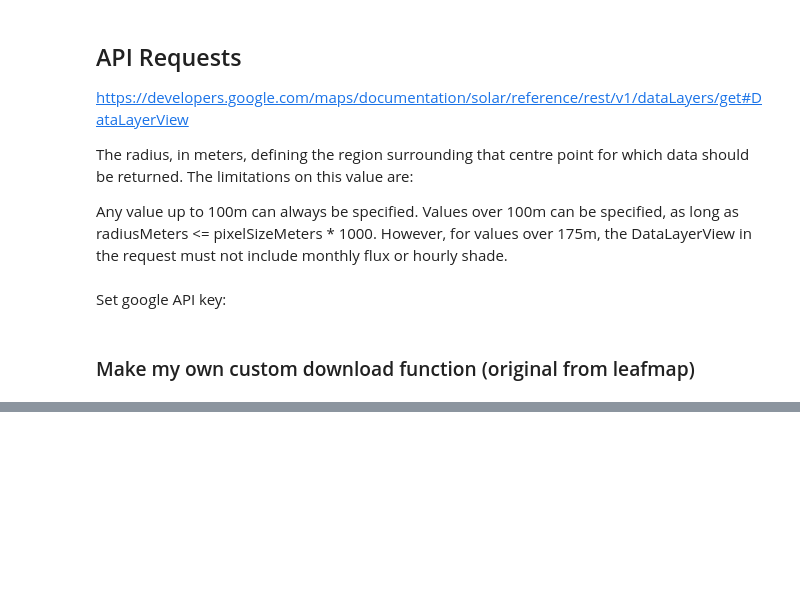
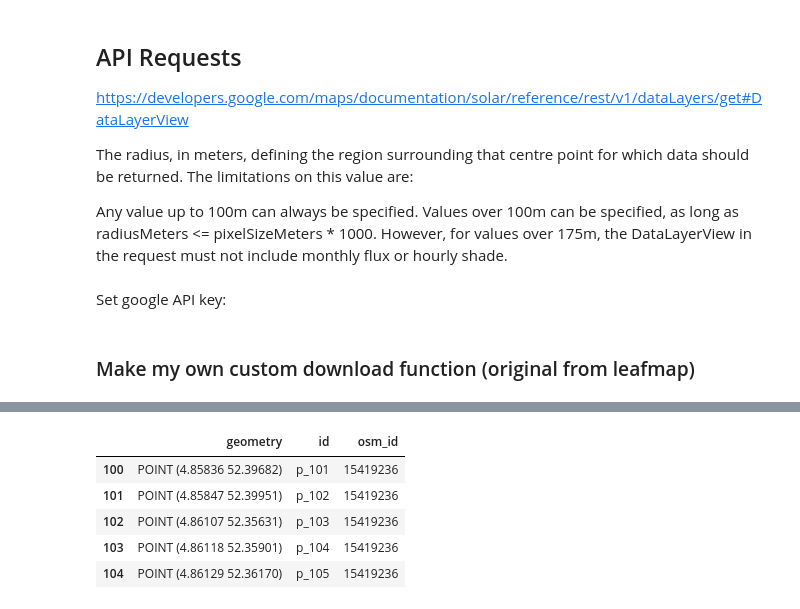
Before and after one commit to lukasbeuster/throwing_shade, a Jupyter notebook: code/240607_Download_SolarAPI.ipynb, the cells around one changed output, grey strips where cells are left out. Cells and saved outputs as stored; diff of their text form; code cells hidden in the pictures; blank space fills up the shorter version.

```diff
--- a/code/240607_Download_SolarAPI.ipynb
+++ b/code/240607_Download_SolarAPI.ipynb
@@ -490,3 +499,12 @@ def request_data(points, radiusMeters, view, requiredQuality, pixelSizeMeters,sa
+# %%
+points_gdf[100:].head()
+# %% [output]
+|  | geometry | id | osm_id |
+| 100 | POINT (4.85836 52.39682) | p_101 | 15419236 |
+| 101 | POINT (4.85847 52.39951) | p_102 | 15419236 |
+| 102 | POINT (4.86107 52.35631) | p_103 | 15419236 |
+| 103 | POINT (4.86118 52.35901) | p_104 | 15419236 |
+| 104 | POINT (4.86129 52.36170) | p_105 | 15419236 |
 # %%
 save_dir = os.path.expanduser('~/Documents/SAL/Projects/throwing_shade/data/clean_data/solar/{OSMID}')
 sample_point = points_gdf.sample(1)
```
Also changed, not shown: parts of 8 cells of this notebook, 4 other files.
